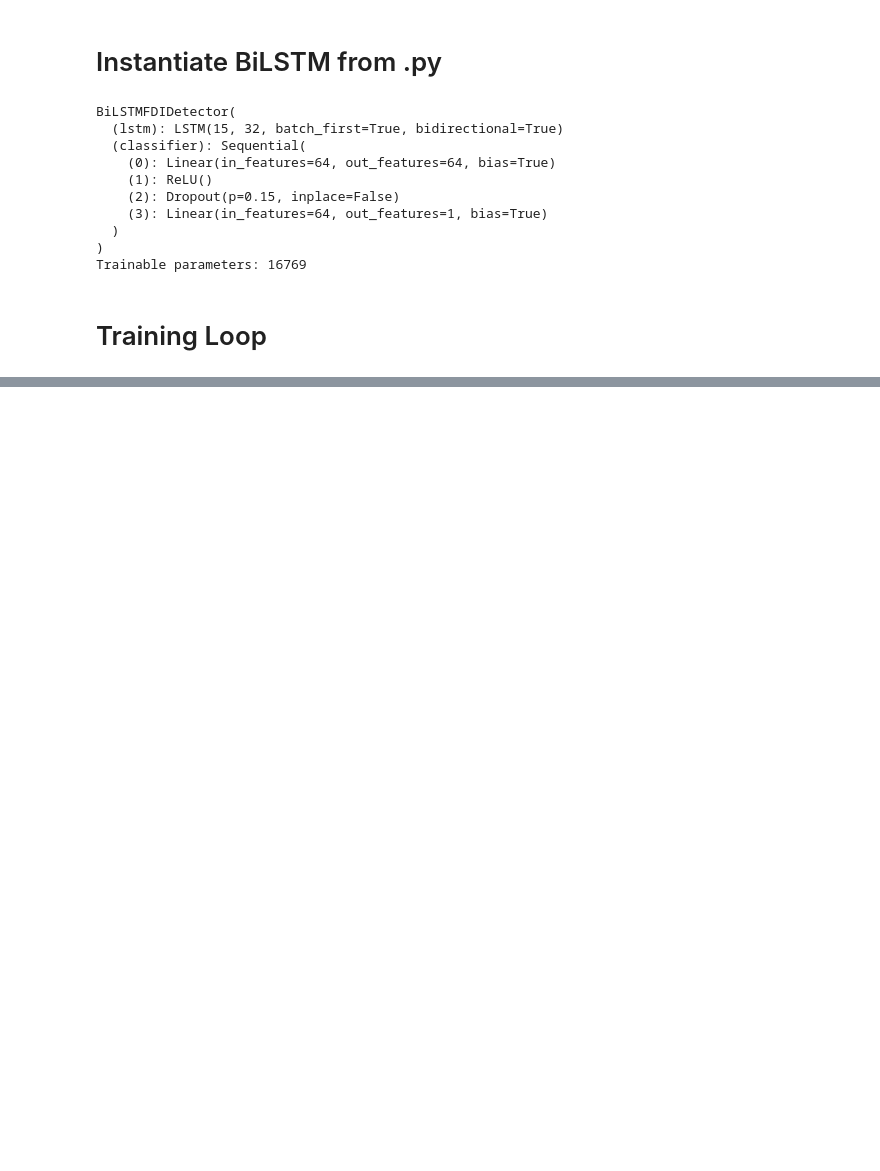
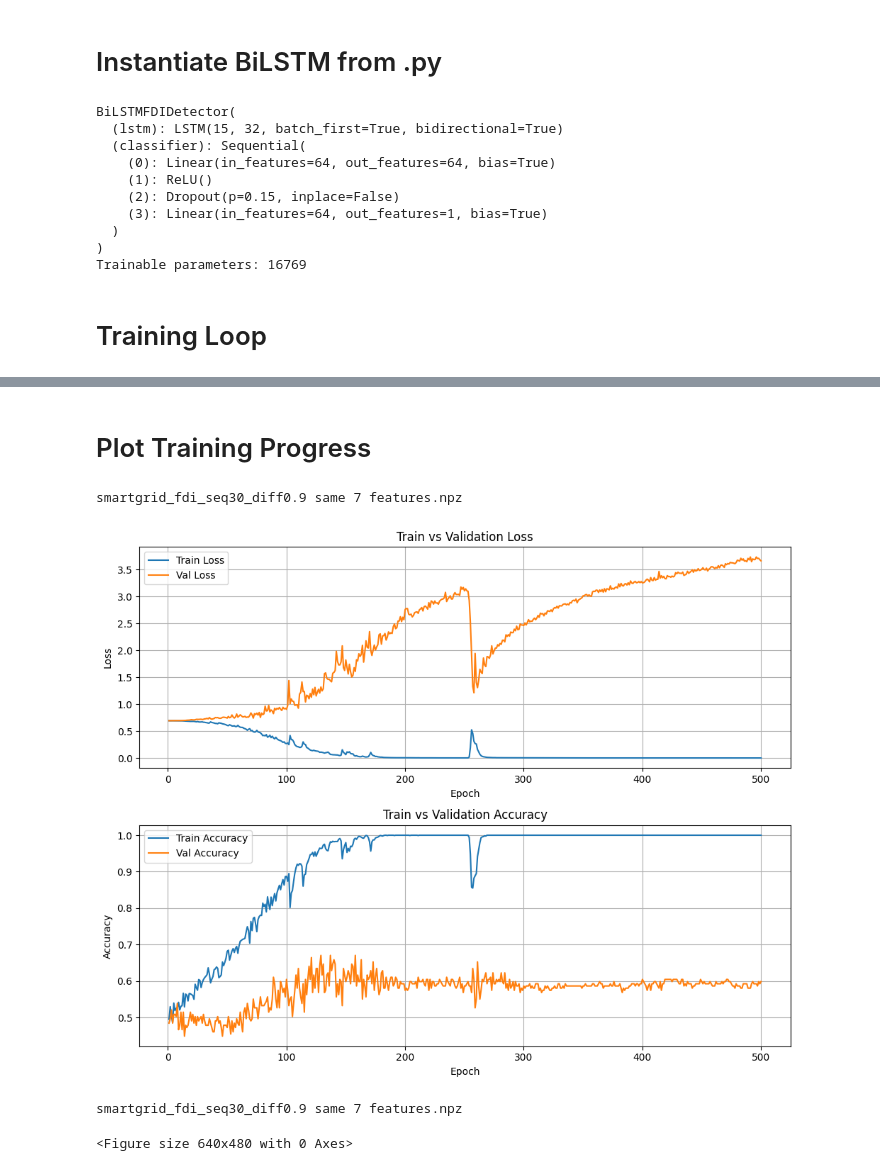
Before and after one commit to yaleong016/smartgrid-fdd, a Jupyter notebook: smart_grid_fdd.ipynb, the cells around one changed output, grey strips where cells are left out. Saved outputs shown, nothing was run; the diff lists cells and outputs as text; code cells hidden in the pictures; blank space fills up the shorter version.

```diff
--- a/smart_grid_fdd.ipynb
+++ b/smart_grid_fdd.ipynb
@@ -18,7 +18,7 @@ Using device: cuda
 # %% [markdown]
 # Load Prepared Dataset
 # %%
-DATA_PATH = "prepared_data/smartgrid_fdi_seq10_diff0.95 same 7 features.npz"
+DATA_PATH = "prepared_data/smartgrid_fdi_seq30_diff0.9 same 7 features.npz"
 
 data = np.load(DATA_PATH, allow_pickle=True)
 print("Keys:", data.files)
@@ -104,6 +104,10 @@ Trainable parameters: 16769
 # %% [markdown]
 # Training Loop
 # %%
+train_losses = []
+val_losses = []
+train_accuracies = []
+val_accuracies = []
 
 def batch_accuracy_from_logits(logits: torch.Tensor, labels: torch.Tensor) -> float:
     probs = torch.sigmoid(logits)
@@ -132,7 +136,8 @@ def evaluate(model, data_loader, criterion):
     return total_loss / total_n, total_acc / total_n
 
 
-NUM_EPOCHS = 69
+NUM_EPOCHS = 500
+LOSS_THRESHOLD = 0.1
 best_val_loss = float("inf")
 
 for epoch in range(1, NUM_EPOCHS + 1):
@@ -160,6 +165,11 @@ for epoch in range(1, NUM_EPOCHS + 1):
     train_acc  = running_acc / total_n
     val_loss, val_acc = evaluate(model, val_loader, criterion)
 
+    train_losses.append(train_loss)
+    train_accuracies.append(train_acc)
+    val_losses.append(val_loss)
+    val_accuracies.append(val_acc)
+
     print(
         f"Epoch {epoch:02d} | "
         f"Train Loss: {train_loss:.4f}, Acc: {train_acc:.4f} | "
@@ -170,4 +180,9 @@ for epoch in range(1, NUM_EPOCHS + 1):
         best_val_loss = val_loss
         torch.save(model.state_dict(), "best_bilstm_fdi_detector.pt")
         print("  -> Saved new best model.")
+        # Early stop if we reached the desired validation loss
+
+    if val_loss < LOSS_THRESHOLD:
+        print(f"  -> Validation loss {val_loss:.4f} < {LOSS_THRESHOLD}, early stopping at epoch {epoch}.")
+        break
 # %% [output]
@@ -239,0 +264,53 @@ TN=238, FP=12, FN=10, TP=240
+# %% [markdown]
+# Plot Training Progress
+# %%
+import matplotlib.pyplot as plt
+import os
+
+epochs = range(1, len(train_losses) + 1)
+
+plt.figure(figsize=(10, 8))
+
+# 1) Loss
+plt.subplot(2, 1, 1)
+plt.plot(epochs, train_losses, label="Train Loss")
+plt.plot(epochs, val_losses,   label="Val Loss")
+plt.xlabel("Epoch")
+plt.ylabel("Loss")
+plt.title("Train vs Validation Loss")
+plt.legend()
+plt.grid(True)
+
+# 2) Accuracy
+plt.subplot(2, 1, 2)
+plt.plot(epochs, train_accuracies, label="Train Accuracy")
+plt.plot(epochs, val_accuracies,   label="Val Accuracy")
+plt.xlabel("Epoch")
+plt.ylabel("Accuracy")
+plt.title("Train vs Validation Accuracy")
+plt.legend()
+plt.grid(True)
+
+plt.tight_layout()
+
+DATA_PATH = "prepared_data/smartgrid_fdi_seq30_diff0.9 same 7 features.npz"
+filename = os.path.basename(DATA_PATH)
+
+print(filename)
+plt.savefig(f"images/{filename}.png")
+
+plt.show()
+# %% [output]
+smartgrid_fdi_seq30_diff0.9 same 7 features.npz
+[figure, added]
+# %%
+import os
+
+DATA_PATH = "prepared_data/smartgrid_fdi_seq30_diff0.9 same 7 features.npz"
+filename = os.path.basename(DATA_PATH)
+
+print(filename)
+plt.savefig(f"images/{filename}.png")
+# %% [output]
+smartgrid_fdi_seq30_diff0.9 same 7 features.npz
+<Figure size 640x480 with 0 Axes>
```
Also changed, not shown: parts of 6 cells of this notebook, 16 other files.
